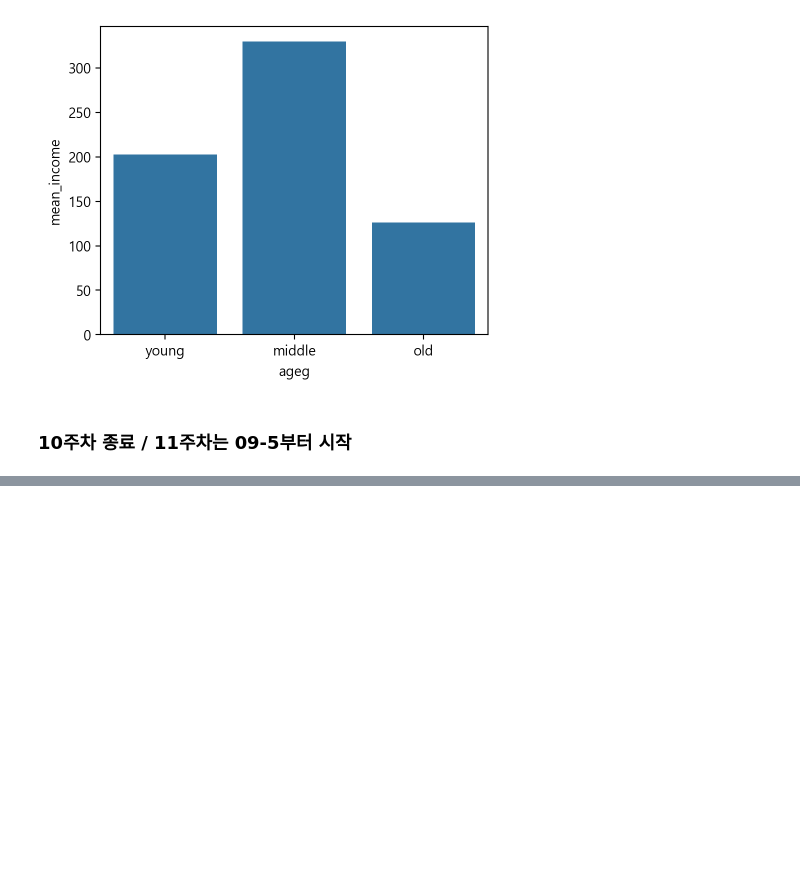
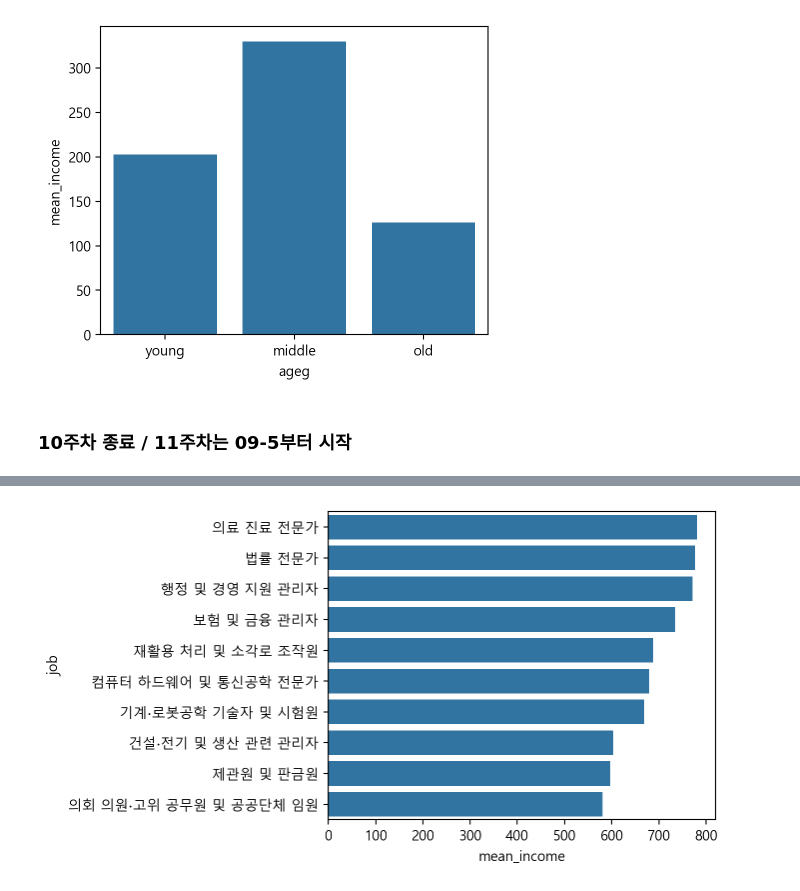
Before and after one commit to ashes331/2025-1-myclass-BDA, a Jupyter notebook: inclass/11w-A-mon-0526-easy-ch09.ipynb, the cells around one changed output, grey strips where cells are left out. Cells and saved outputs as stored; diff of their text form; code cells hidden in the pictures; blank space fills up the shorter version.

```diff
--- a/inclass/11w-A-mon-0526-easy-ch09.ipynb
+++ b/inclass/11w-A-mon-0526-easy-ch09.ipynb
@@ -277,0 +406,4 @@ sns.barplot(ageg_income, x='ageg', y='mean_income', order=['young', 'middle', 'o
+# %%
+sns.barplot(top10, x='mean_income', y='job');
+# %% [output]
+[figure, added]
```
Also changed, not shown: parts of 68 cells of this notebook.
